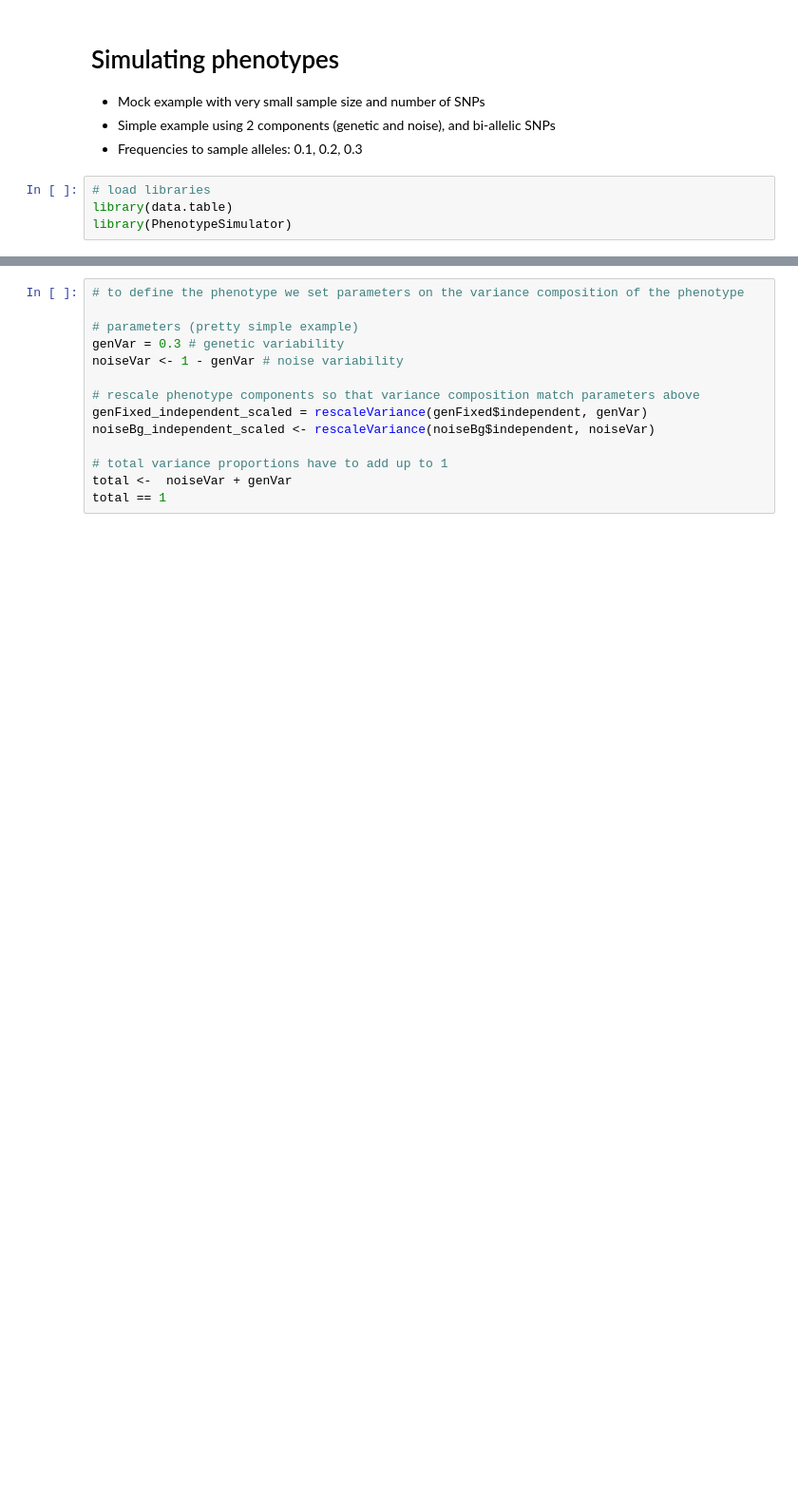
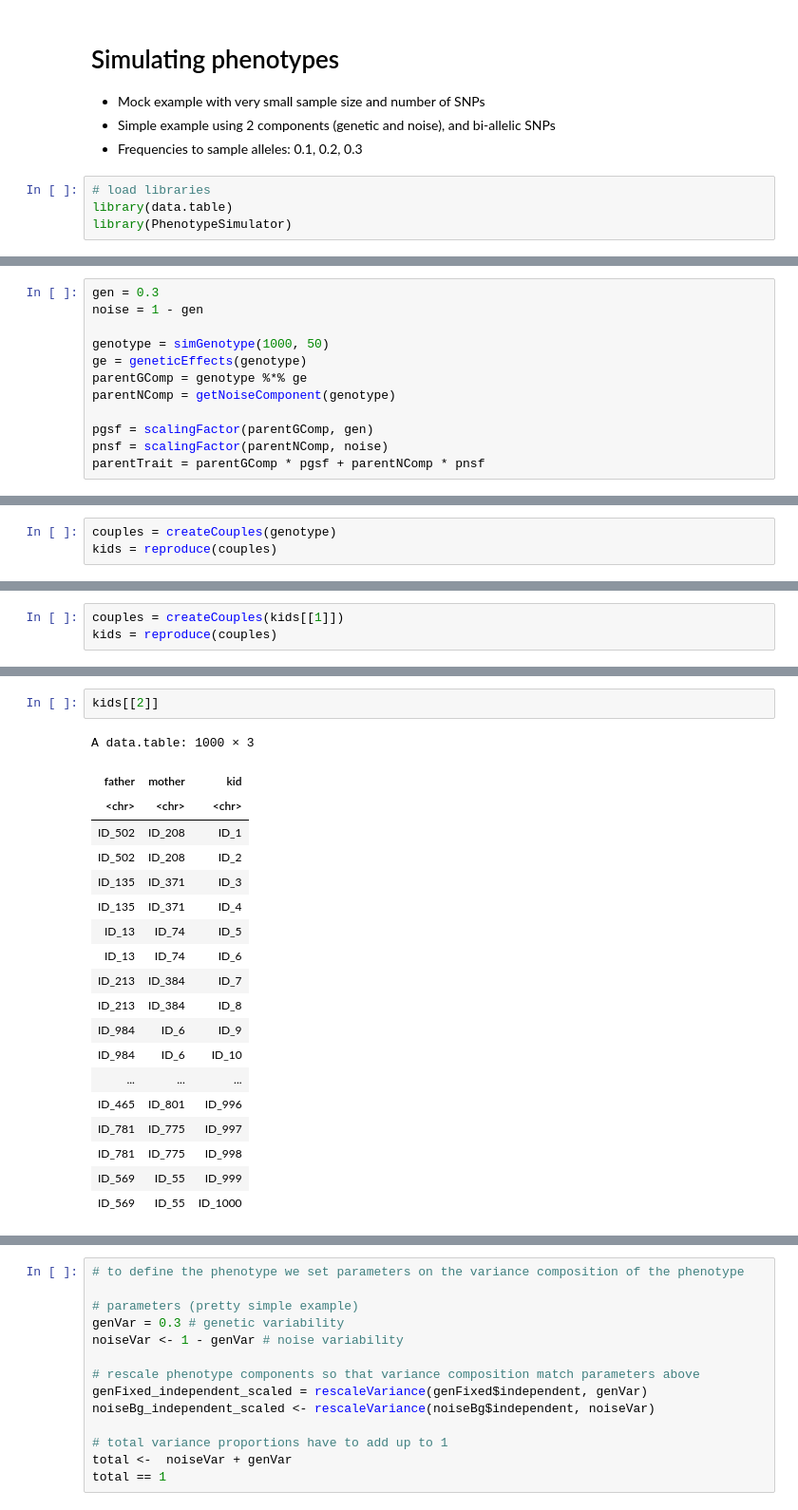
Before and after one commit to sdaza/obesity-dem-heritability, a Jupyter notebook: notebooks/simulating-phenotypes.ipynb, the cells around one changed output, grey strips where cells are left out. Shown at 95% size. Saved outputs shown, nothing was run; the diff lists cells and outputs as text; blank space fills up the shorter version.

```diff
--- a/notebooks/simulating-phenotypes.ipynb
+++ b/notebooks/simulating-phenotypes.ipynb
@@ -55,0 +139,12 @@ A matrix: 10 × 1 of type dbl
+# %%
+gen = 0.3
+noise = 1 - gen
+
+genotype = simGenotype(1000, 50)
+ge = geneticEffects(genotype)
+parentGComp = genotype %*% ge
+parentNComp = getNoiseComponent(genotype)
+
+pgsf = scalingFactor(parentGComp, gen)
+pnsf = scalingFactor(parentNComp, noise)
+parentTrait = parentGComp * pgsf + parentNComp * pnsf
@@ -55,0 +153,3 @@ A matrix: 10 × 1 of type dbl
+# %%
+couples = createCouples(genotype)
+kids = reproduce(couples)
@@ -55,0 +191,3 @@ A matrix: 10 × 1 of type dbl
+# %%
+couples = createCouples(kids[[1]])
+kids = reproduce(couples)
@@ -56,3 +206,25 @@ A matrix: 10 × 1 of type dbl
+# %%
+kids[[2]]
+# %% [output]
+A data.table: 1000 × 3
+| father | mother | kid |
+| <chr> | <chr> | <chr> |
+| ID_502 | ID_208 | ID_1 |
+| ID_502 | ID_208 | ID_2 |
+| ID_135 | ID_371 | ID_3 |
+| ID_135 | ID_371 | ID_4 |
+| ID_13 | ID_74 | ID_5 |
+| ID_13 | ID_74 | ID_6 |
+| ID_213 | ID_384 | ID_7 |
+| ID_213 | ID_384 | ID_8 |
+| ID_984 | ID_6 | ID_9 |
+| ID_984 | ID_6 | ID_10 |
+| ... | ... | ... |
+| ID_465 | ID_801 | ID_996 |
+| ID_781 | ID_775 | ID_997 |
+| ID_781 | ID_775 | ID_998 |
+| ID_569 | ID_55 | ID_999 |
+| ID_569 | ID_55 | ID_1000 |
 # %%
 # to simulate the phenotype we need to define other factors
 # in this case I am just adding noise, but we can add effect of covariates, culture, etc.
```
Also changed, not shown: parts of 31 cells of this notebook, 1 other file.
